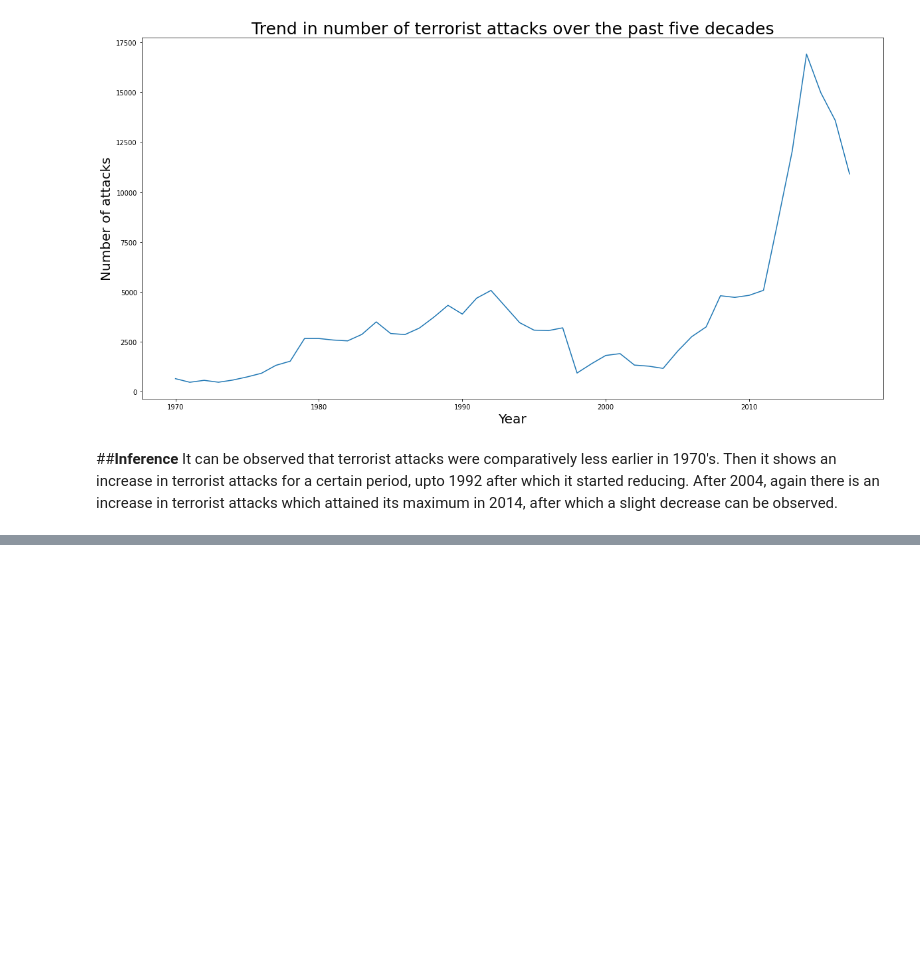
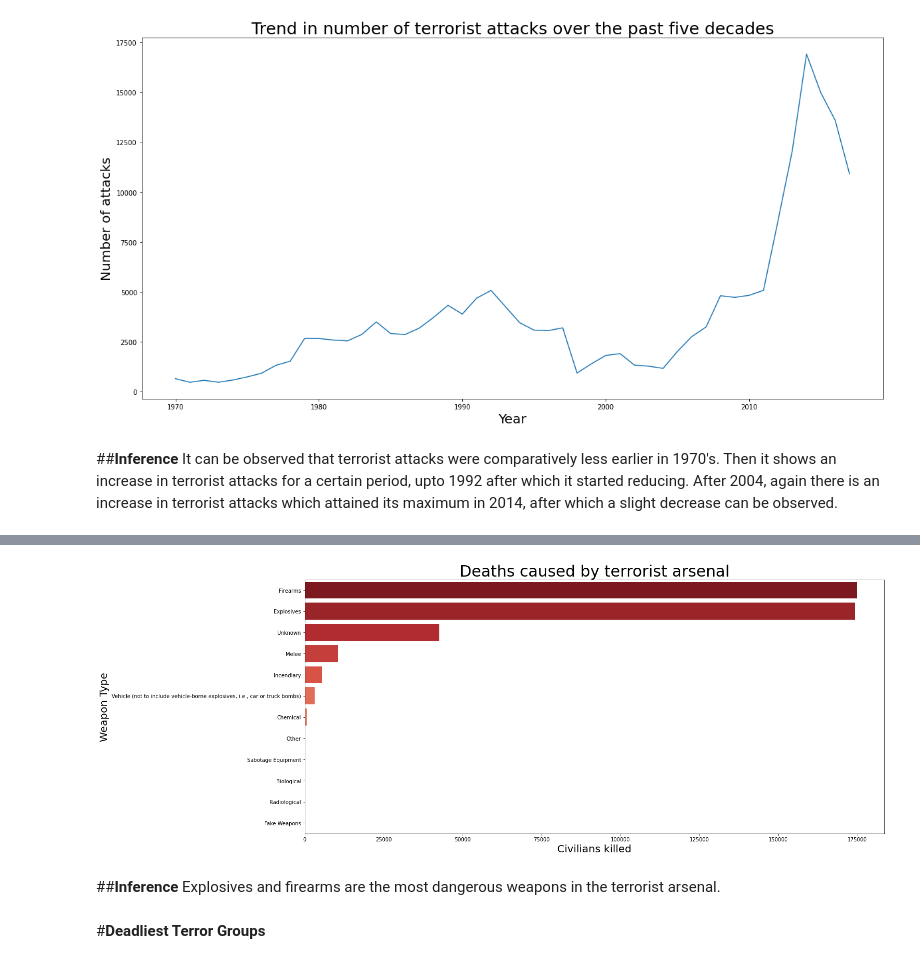
Before and after one commit to manjusreekc/EDA-Global-Terrorism-Analysis, a Jupyter notebook: Global_Terrorism_Analysis_EDA_Capstone_Project.ipynb, the cells around one changed output, grey strips where cells are left out. Cells and saved outputs as stored; diff of their text form; code cells hidden in the pictures; blank space fills up the shorter version.

```diff
--- a/Global_Terrorism_Analysis_EDA_Capstone_Project.ipynb
+++ b/Global_Terrorism_Analysis_EDA_Capstone_Project.ipynb
@@ -615,0 +665,18 @@ It can be observed that terrorist attacks were comparatively less earlier in 197
+# %%
+plt.rcParams["figure.figsize"]=(20,9)
+sns.barplot(data = df8
+            ,x = 'deaths'
+            ,y = 'weapon', ci = None, palette = 'Reds_r'
+            )
+plt.rcParams["figure.figsize"]=(30,7)
+plt.title("Deaths caused by terrorist arsenal",fontsize=30)
+plt.xlabel("Civilians killed",fontsize=20)
+plt.ylabel("Weapon Type",fontsize=20)
+plt.show()
+# %% [output]
+[figure, added]
+# %% [markdown]
+##**Inference**
+Explosives and firearms are the most dangerous weapons in the terrorist arsenal.
+# %% [markdown]
+#**Deadliest Terror Groups**
```
Also changed, not shown: parts of 11 cells of this notebook.
